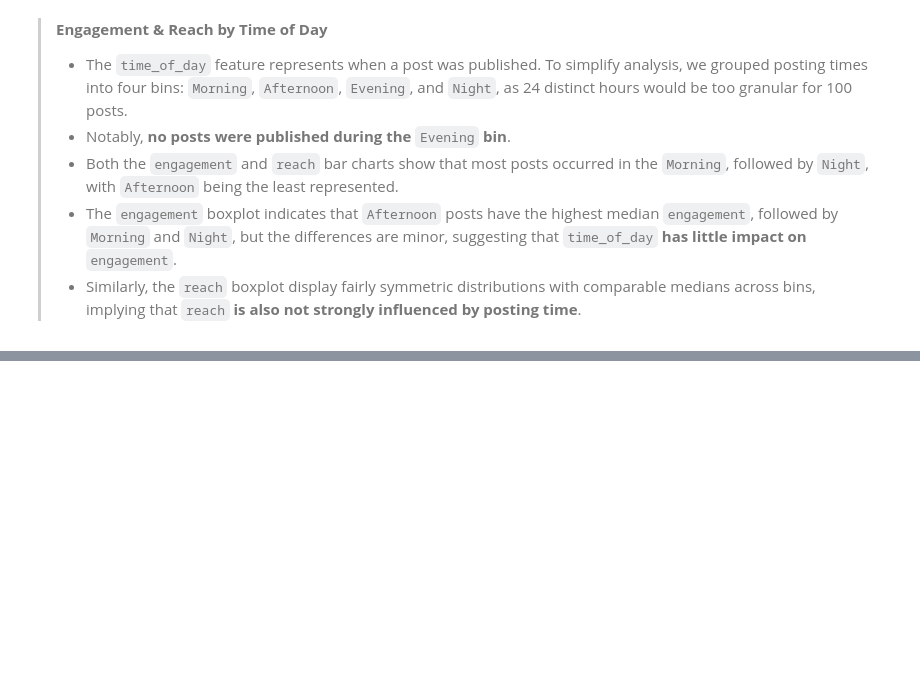
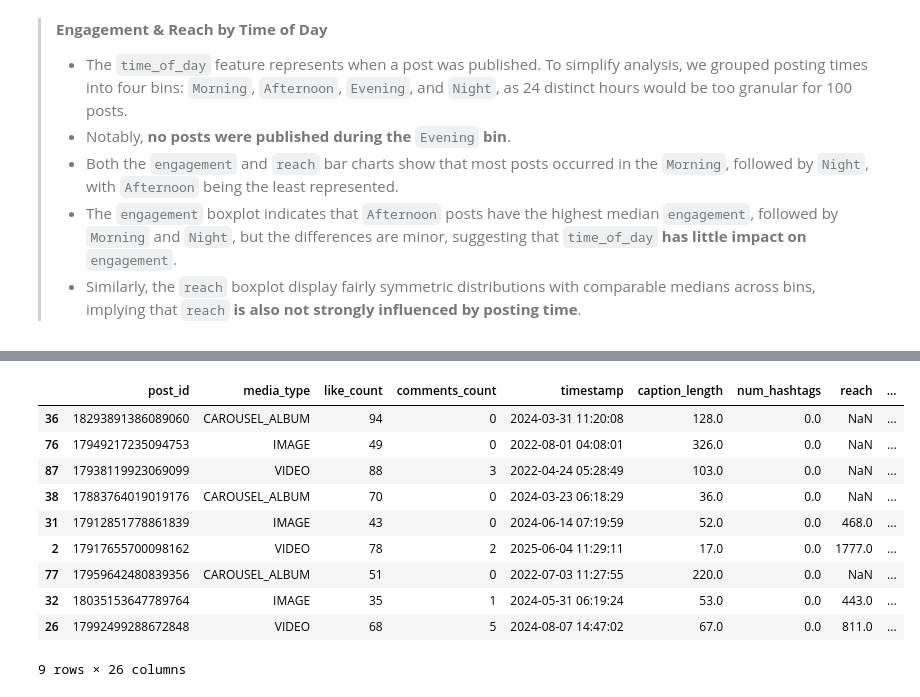
Before and after one commit to chadmgallego/instagram-performance-analysis, a Jupyter notebook: instagram_performance_analysis.ipynb, the cells around one changed output, grey strips where cells are left out. Saved outputs shown, nothing was run; the diff lists cells and outputs as text; code cells hidden in the pictures; blank space fills up the shorter version.

```diff
--- a/instagram_performance_analysis.ipynb
+++ b/instagram_performance_analysis.ipynb
@@ -880,0 +886,17 @@ get_reach_engagement_qual(ig_metrics_df, 'day_of_week', 'Day of Week', 'Engageme
+# %%
+# Select the top 3 posts for each media_type (`engagement_rank_by_media_type` < 4)
+# Sort them first by rank, then by media_type for readability
+ig_metrics_df.loc[ig_metrics_df['engagement_rank_by_media_type'] < 4].sort_values(
+    by = ['engagement_rank_by_media_type', 'media_type'])
+# %% [output]
+|  | post_id | media_type | like_count | comments_count | timestamp | caption_length | num_hashtags | reach | ... |
+| 36 | 18293891386089060 | CAROUSEL_ALBUM | 94 | 0 | 2024-03-31 11:20:08 | 128.0 | 0.0 | NaN | ... |
+| 76 | 17949217235094753 | IMAGE | 49 | 0 | 2022-08-01 04:08:01 | 326.0 | 0.0 | NaN | ... |
+| 87 | 17938119923069099 | VIDEO | 88 | 3 | 2022-04-24 05:28:49 | 103.0 | 0.0 | NaN | ... |
+| 38 | 17883764019019176 | CAROUSEL_ALBUM | 70 | 0 | 2024-03-23 06:18:29 | 36.0 | 0.0 | NaN | ... |
+| 31 | 17912851778861839 | IMAGE | 43 | 0 | 2024-06-14 07:19:59 | 52.0 | 0.0 | 468.0 | ... |
+| 2 | 17917655700098162 | VIDEO | 78 | 2 | 2025-06-04 11:29:11 | 17.0 | 0.0 | 1777.0 | ... |
+| 77 | 17959642480839356 | CAROUSEL_ALBUM | 51 | 0 | 2022-07-03 11:27:55 | 220.0 | 0.0 | NaN | ... |
+| 32 | 18035153647789764 | IMAGE | 35 | 1 | 2024-05-31 06:19:24 | 53.0 | 0.0 | 443.0 | ... |
+| 26 | 17992499288672848 | VIDEO | 68 | 5 | 2024-08-07 14:47:02 | 67.0 | 0.0 | 811.0 | ... |
+9 rows × 26 columns
```
Also changed, not shown: parts of 13 cells of this notebook.
